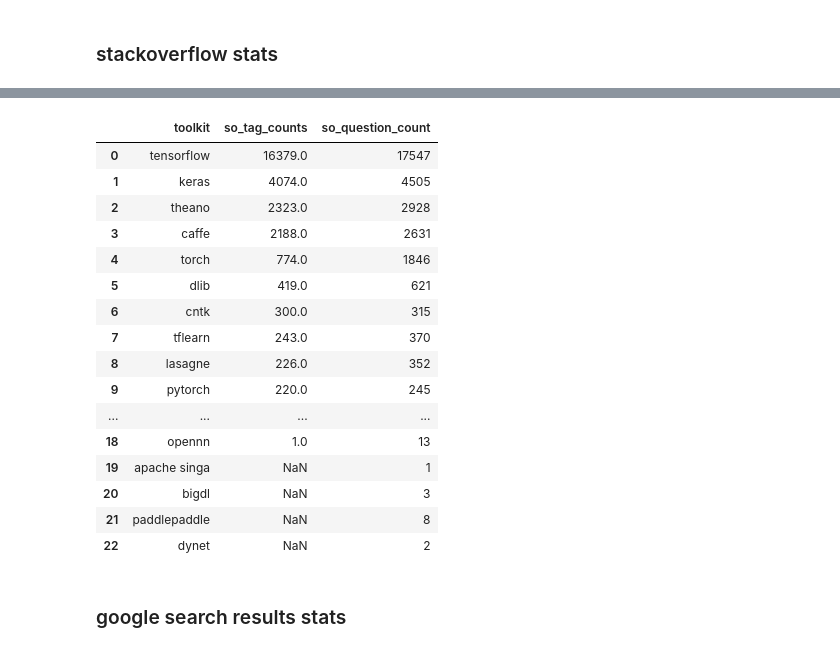
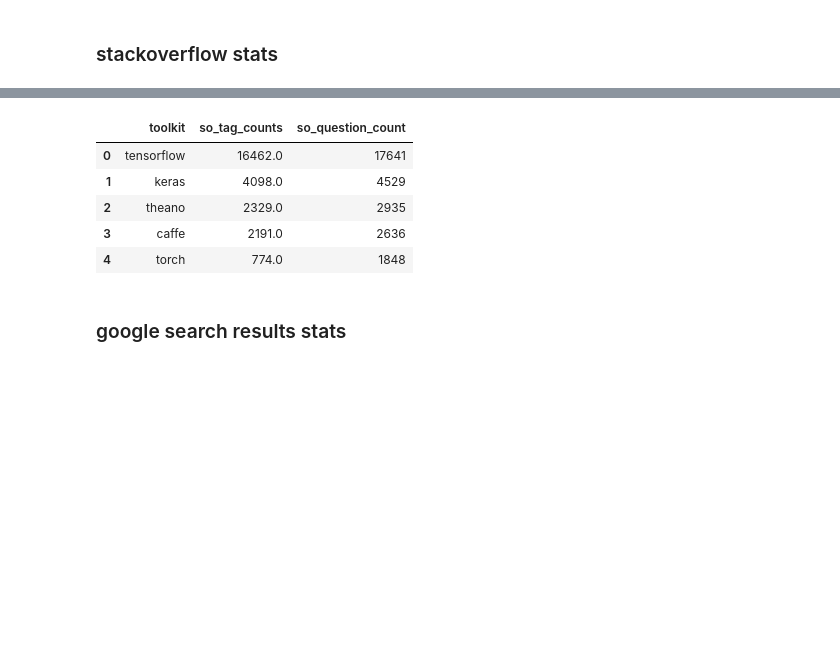
Before and after one commit to thedataincubator/data-science-blogs, a Jupyter notebook: code/make_DL_libraries_data.ipynb, the cells around one changed output, grey strips where cells are left out. Drawn from its saved outputs; the diff is of its cells as text; code cells hidden in the pictures; blank space fills up the shorter version.

```diff
--- a/code/make_DL_libraries_data.ipynb
+++ b/code/make_DL_libraries_data.ipynb
@@ -281,25 +270,14 @@ df_questions.columns = ['toolkit', 'so_question_count']
 so = df_tags.merge(df_questions, on='toolkit', how='outer')
 # %%
 so['toolkit'] = so['toolkit'].apply(lambda x: str(x).replace('-',' '))
-so
+so.sort_values(['so_tag_counts'], ascending=False).head()
 # %% [output]
 |  | toolkit | so_tag_counts | so_question_count |
-| 0 | tensorflow | 16379.0 | 17547 |
-| 1 | keras | 4074.0 | 4505 |
-| 2 | theano | 2323.0 | 2928 |
-| 3 | caffe | 2188.0 | 2631 |
-| 4 | torch | 774.0 | 1846 |
-| 5 | dlib | 419.0 | 621 |
-| 6 | cntk | 300.0 | 315 |
-| 7 | tflearn | 243.0 | 370 |
-| 8 | lasagne | 226.0 | 352 |
-| 9 | pytorch | 220.0 | 245 |
-| ... | ... | ... | ... |
-| 18 | opennn | 1.0 | 13 |
-| 19 | apache singa | NaN | 1 |
-| 20 | bigdl | NaN | 3 |
-| 21 | paddlepaddle | NaN | 8 |
-| 22 | dynet | NaN | 2 |
+| 0 | tensorflow | 16462.0 | 17641 |
+| 1 | keras | 4098.0 | 4529 |
+| 2 | theano | 2329.0 | 2935 |
+| 3 | caffe | 2191.0 | 2636 |
+| 4 | torch | 774.0 | 1848 |
 # %%
 ##chainer is over counted in questions because chainer is a common word, opting for using chainer framework instead
 so.loc[so['toolkit'] == 'chainer', 'so_question_count'] = gso.get_body_count('chainer framework')
```
Also changed, not shown: parts of 12 cells of this notebook, 9 other files.
